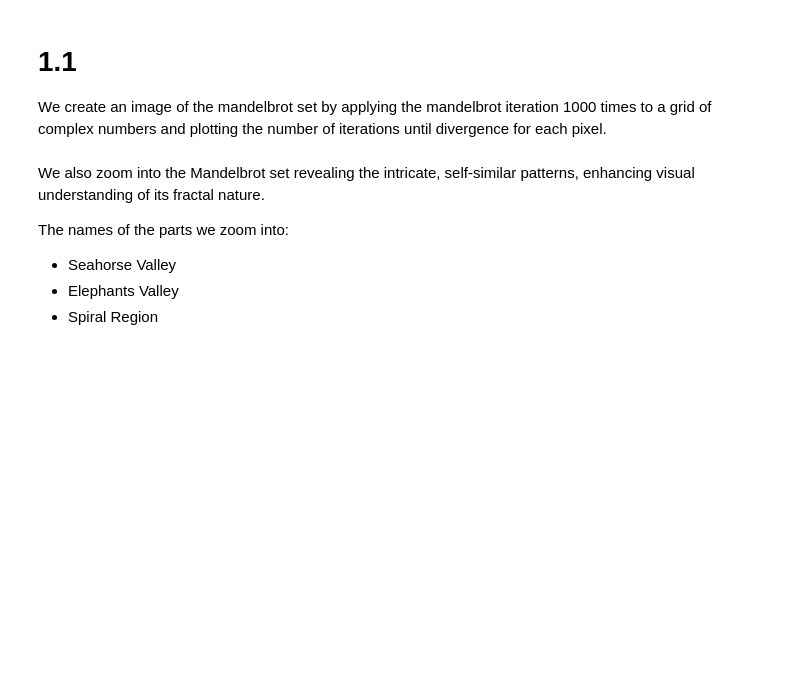
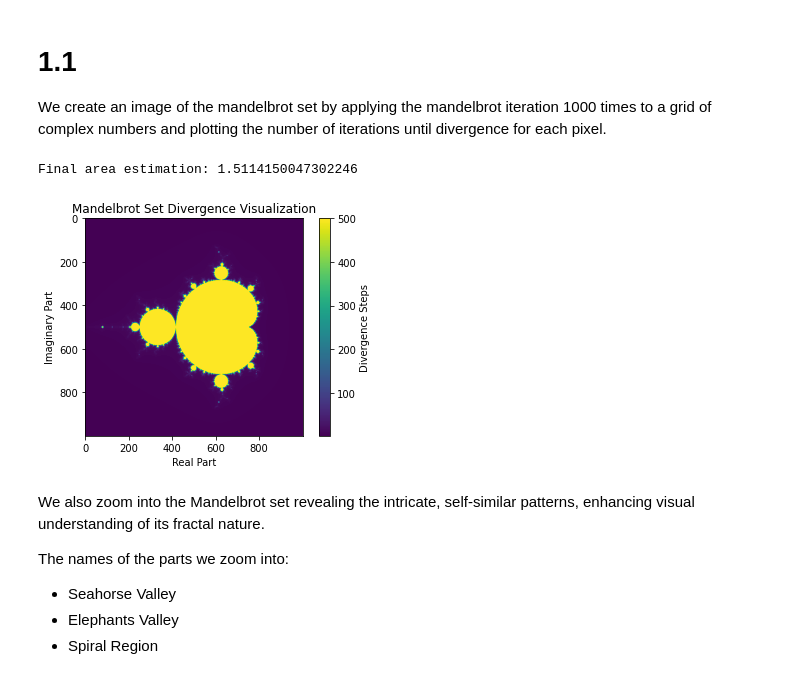
Before and after one commit to PaulJungnickel/Stochastic_Simulation_Assignment_1, a Jupyter notebook: assignment1.ipynb, the cells around one changed output. Saved outputs shown, nothing was run; the diff lists cells and outputs as text; code cells hidden in the pictures; blank space fills up the shorter version.

```diff
--- a/assignment1.ipynb
+++ b/assignment1.ipynb
@@ -16,20 +16,26 @@ from sampling_methods import *
 We create an image of the mandelbrot set by applying the mandelbrot iteration 1000 times to a grid of complex numbers and plotting the number of iterations until divergence for each pixel.
 # %%
 
-def plot_mandelbrot(num_div_steps, cmap='viridis'):
+def plot_mandelbrot(num_div_steps, cmap='viridis', save_plot_as = 'mandelbrot_visualisation'):
     plt.imshow(num_div_steps, cmap=cmap)
     plt.xlabel('Real Part')
     plt.ylabel('Imaginary Part')
     plt.colorbar(label='Divergence Steps')
     plt.title('Mandelbrot Set Divergence Visualization')
+
+    full_path = os.path.join('plots', save_plot_as)
+    plt.savefig(full_path, dpi=600)
     plt.show()
 
 
 
 resolution = 1000
 C = generate_complex_grid(resolution)
 num_div_steps, _ = compute_mandelbrot_torch(C, max_steps=500, bound=10)
 plot_mandelbrot(num_div_steps)
+# %% [output]
+Final area estimation: 1.5114150047302246
+[figure, added]
 # %% [markdown]
 We also zoom into the Mandelbrot set revealing the  intricate, self-similar patterns, enhancing visual understanding of its fractal nature.
 
```
Also changed, not shown: parts of 4 cells of this notebook, 4 other files.
